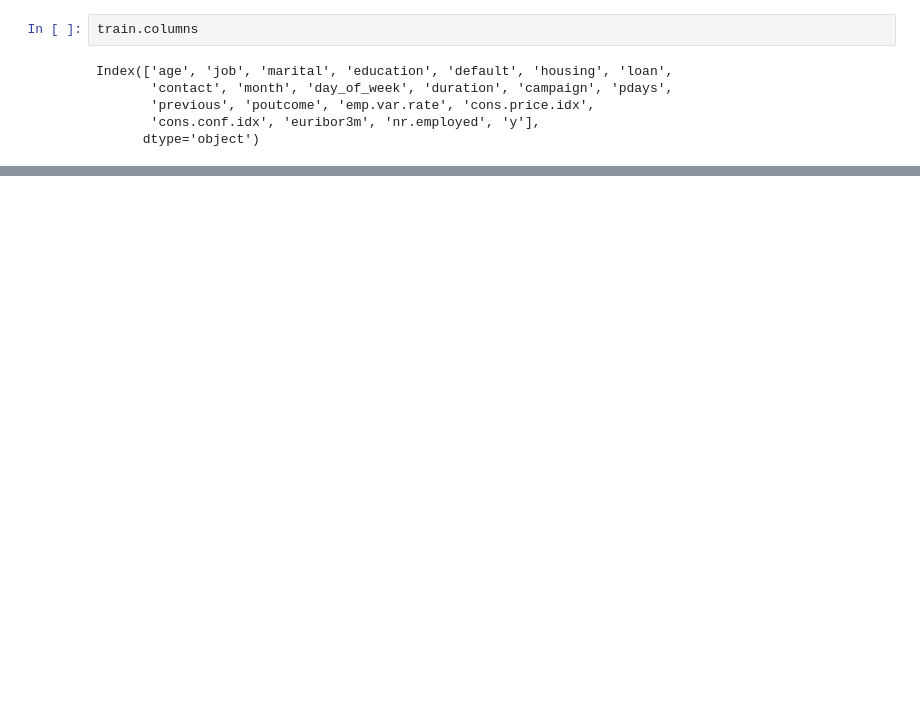
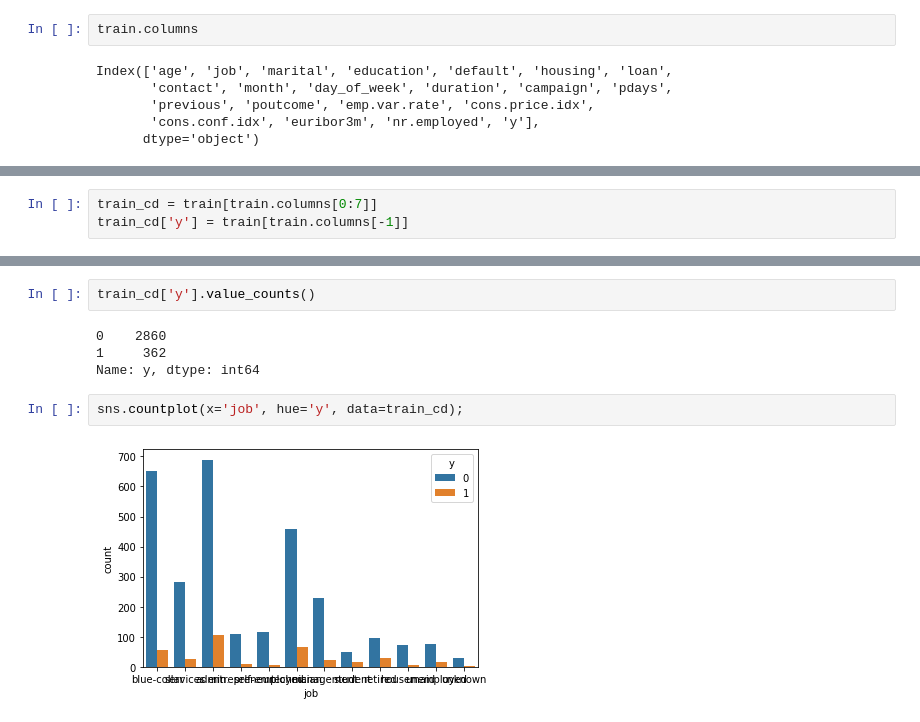
Before and after one commit to constfadeev/Summer_School, a Jupyter notebook: 1 binary classification/baseline_1.ipynb, the cells around one changed output, grey strips where cells are left out. Cells and saved outputs as stored; diff of their text form; blank space fills up the shorter version.

Commit message:
add some plots

```diff
--- a/1 binary classification/baseline_1.ipynb
+++ b/1 binary classification/baseline_1.ipynb
@@ -83,0 +127,3 @@ train.describe()
+# %%
+train_cd = train[train.columns[0:7]]
+train_cd['y'] = train[train.columns[-1]]
@@ -83,0 +153,10 @@ train.describe()
+# %%
+train_cd['y'].value_counts()
+# %% [output]
+0    2860
+1     362
+Name: y, dtype: int64
+# %%
+sns.countplot(x='job', hue='y', data=train_cd);
+# %% [output]
+[figure, added]
```
Also changed, not shown: parts of 11 cells of this notebook.
